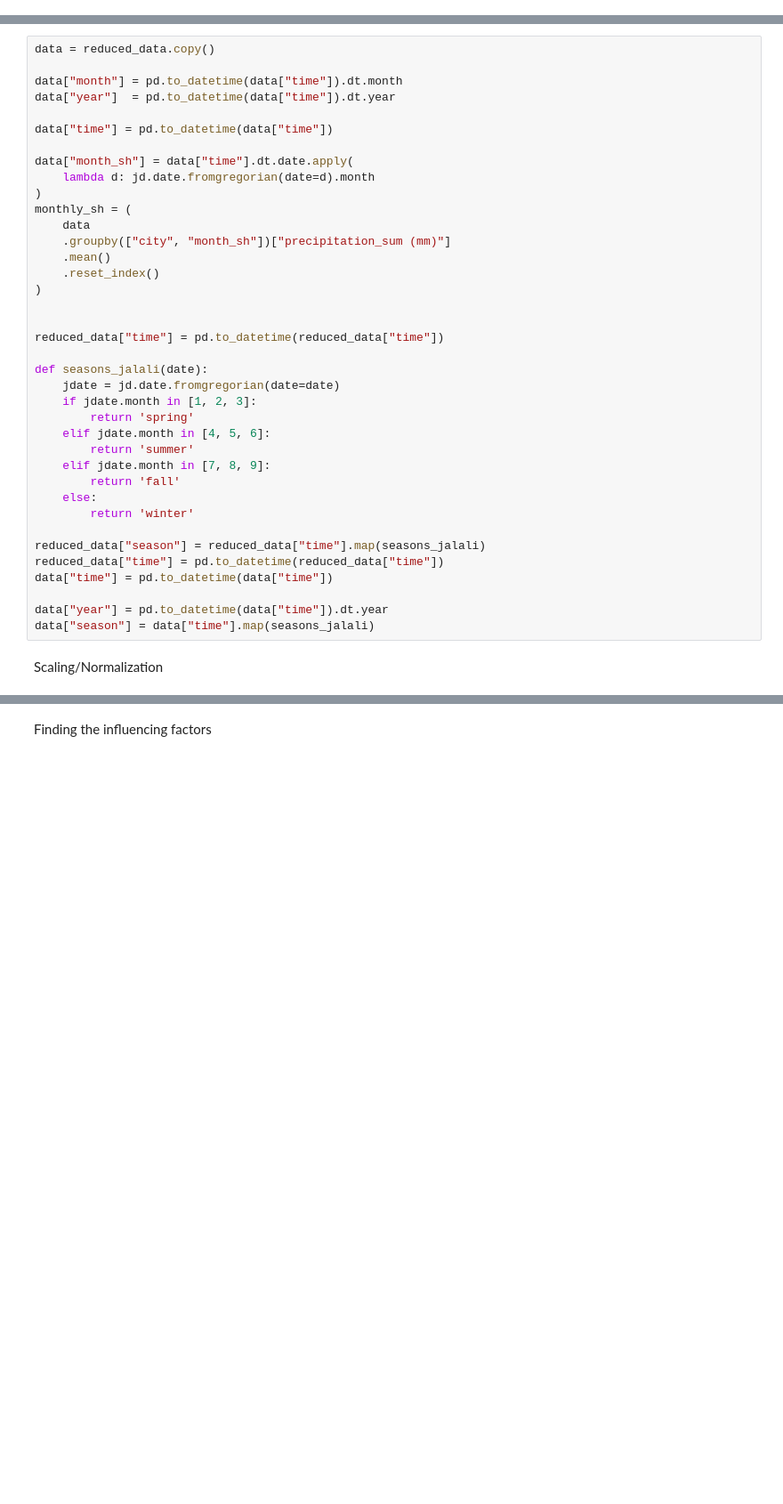
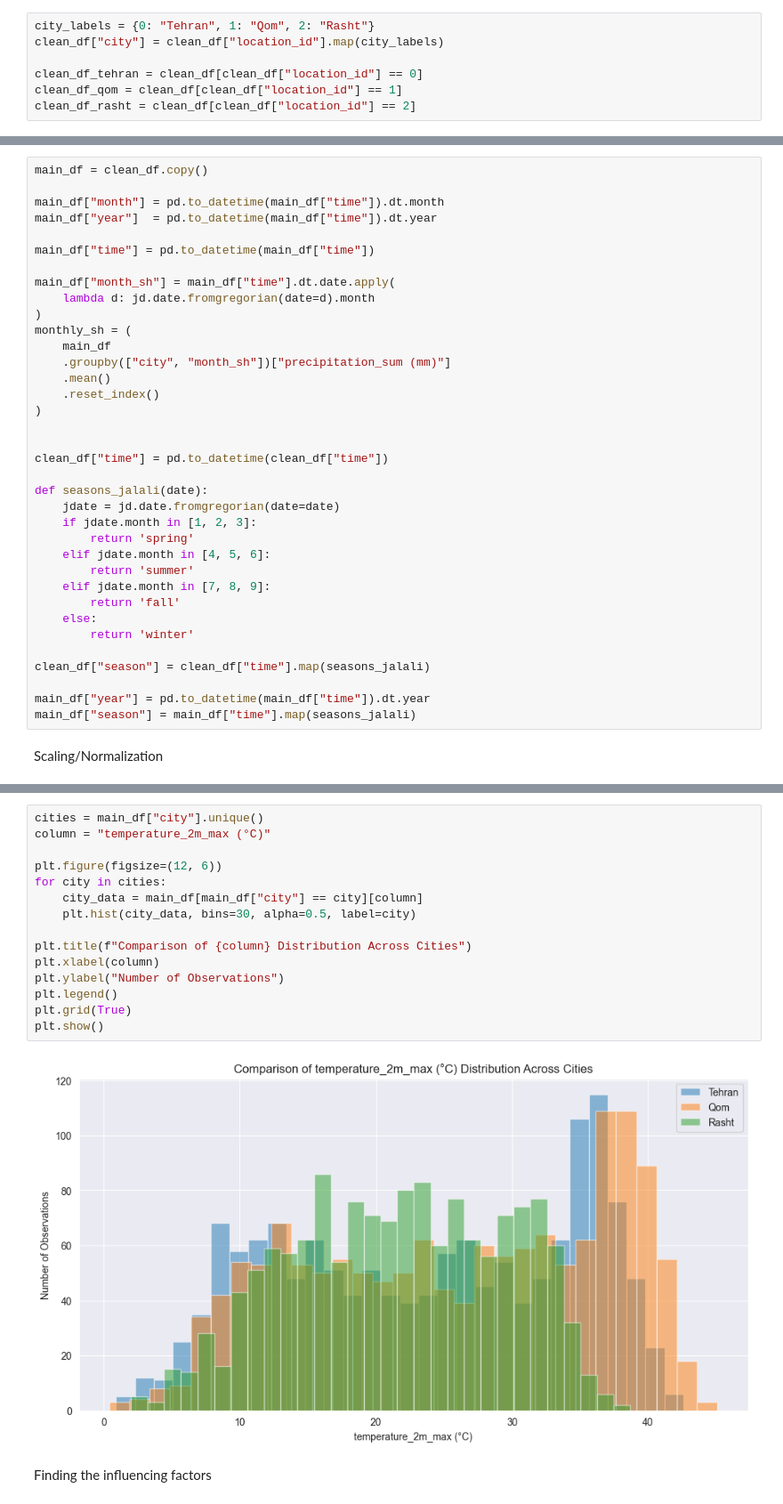
Before and after one commit to mohamad-hk/multi-city-weather-analyzer, a Jupyter notebook: sample.ipynb, the cells around one changed output, grey strips where cells are left out. Shown at 89% size. Saved outputs shown, nothing was run; the diff lists cells and outputs as text; blank space fills up the shorter version.

```diff
--- a/sample.ipynb
+++ b/sample.ipynb
@@ -66,25 +78,32 @@ reduced_data_rasht = reduced_data[reduced_data["location_id"] == 2]
+# %%
+city_labels = {0: "Tehran", 1: "Qom", 2: "Rasht"}
+clean_df["city"] = clean_df["location_id"].map(city_labels)
+
+clean_df_tehran = clean_df[clean_df["location_id"] == 0]
+clean_df_qom = clean_df[clean_df["location_id"] == 1]
+clean_df_rasht = clean_df[clean_df["location_id"] == 2]
 # %% [markdown]
 Extract Features
 # %%
-data = reduced_data.copy()
+main_df = clean_df.copy()
 
-data["month"] = pd.to_datetime(data["time"]).dt.month
-data["year"]  = pd.to_datetime(data["time"]).dt.year
+main_df["month"] = pd.to_datetime(main_df["time"]).dt.month
+main_df["year"]  = pd.to_datetime(main_df["time"]).dt.year
 
-data["time"] = pd.to_datetime(data["time"])
+main_df["time"] = pd.to_datetime(main_df["time"])
 
-data["month_sh"] = data["time"].dt.date.apply(
+main_df["month_sh"] = main_df["time"].dt.date.apply(
     lambda d: jd.date.fromgregorian(date=d).month
 )
 monthly_sh = (
-    data
+    main_df
     .groupby(["city", "month_sh"])["precipitation_sum (mm)"]
     .mean()
     .reset_index()
 )
 
 
-reduced_data["time"] = pd.to_datetime(reduced_data["time"])
+clean_df["time"] = pd.to_datetime(clean_df["time"])
 
 def seasons_jalali(date):
     jdate = jd.date.fromgregorian(date=date)
@@ -97,12 +116,10 @@ def seasons_jalali(date):
     else:
         return 'winter'
 
-reduced_data["season"] = reduced_data["time"].map(seasons_jalali)
-reduced_data["time"] = pd.to_datetime(reduced_data["time"])
-data["time"] = pd.to_datetime(data["time"])
+clean_df["season"] = clean_df["time"].map(seasons_jalali)
 
-data["year"] = pd.to_datetime(data["time"]).dt.year
-data["season"] = data["time"].map(seasons_jalali)
+main_df["year"] = pd.to_datetime(main_df["time"]).dt.year
+main_df["season"] = main_df["time"].map(seasons_jalali)
 # %% [markdown]
 Scaling/Normalization
 # %%
@@ -119,3 +138,20 @@ df_norm["precip_norm"] = (
+# %%
+cities = main_df["city"].unique()
+column = "temperature_2m_max (°C)"
+
+plt.figure(figsize=(12, 6))
+for city in cities:
+    city_data = main_df[main_df["city"] == city][column]
+    plt.hist(city_data, bins=30, alpha=0.5, label=city)
+
+plt.title(f"Comparison of {column} Distribution Across Cities")
+plt.xlabel(column)
+plt.ylabel("Number of Observations")
+plt.legend()
+plt.grid(True)
+plt.show()
+# %% [output]
+[figure, added]
 # %% [markdown]
 Finding the influencing factors
 # %%
```
Also changed, not shown: parts of 15 cells of this notebook.
